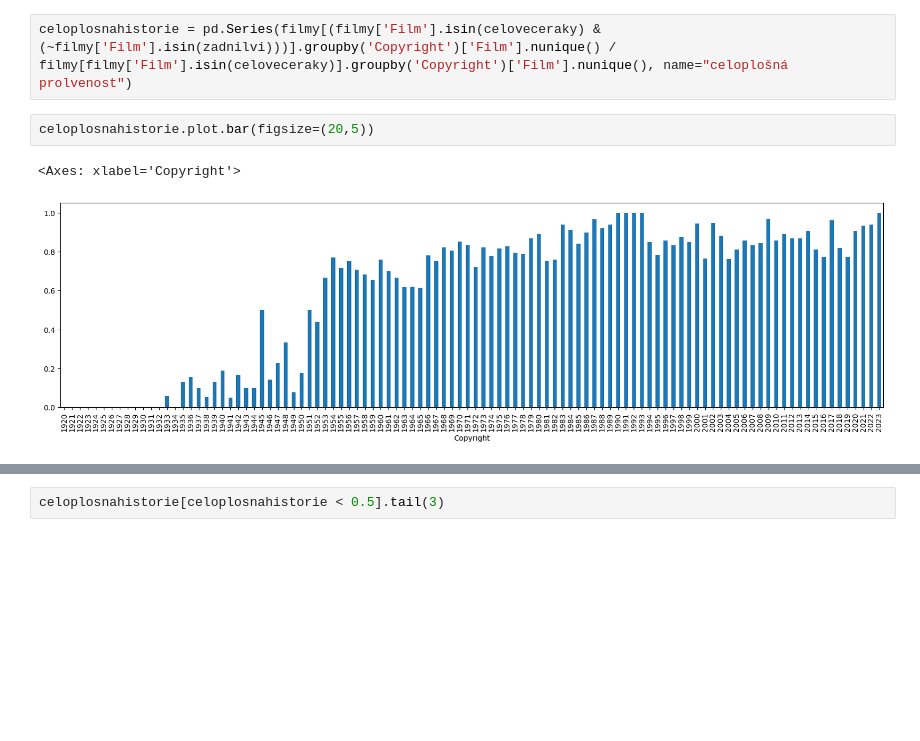
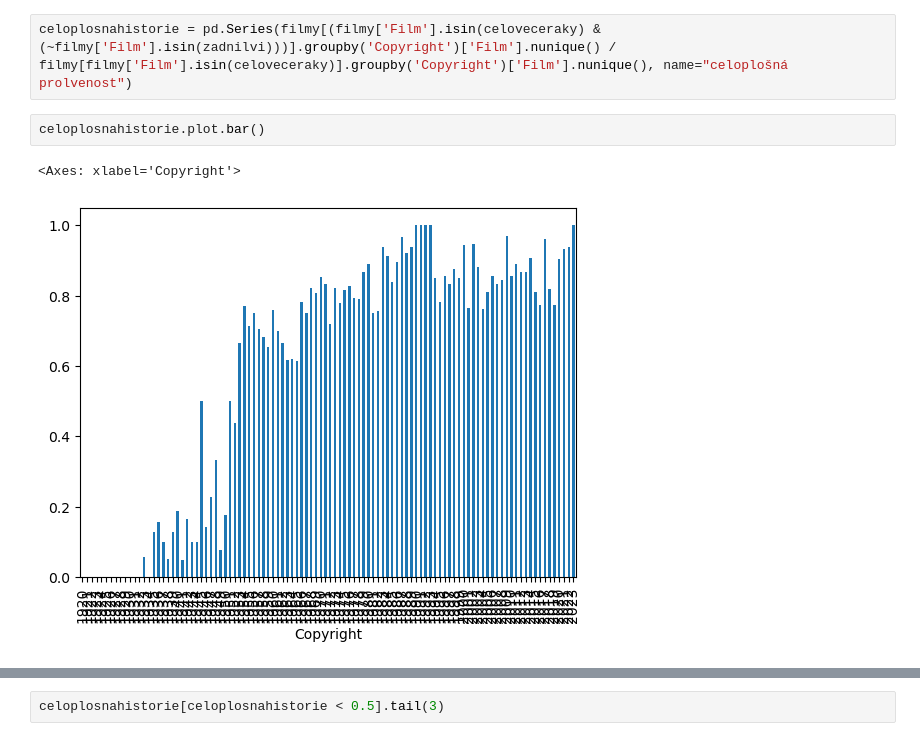
Before and after one commit to DataRozhlas/filmovy-prehled, a Jupyter notebook: 908 třicet let lvů.ipynb, the cells around one changed output, grey strips where cells are left out. Drawn from its saved outputs; the diff is of its cells as text; blank space fills up the shorter version.

```diff
--- a/908 třicet let lvů.ipynb
+++ b/908 třicet let lvů.ipynb
@@ -1296,7 +1296,7 @@ Name: Délka, dtype: object
 # %%
 celoplosnahistorie = pd.Series(filmy[(filmy['Film'].isin(celoveceraky) & (~filmy['Film'].isin(zadnilvi)))].groupby('Copyright')['Film'].nunique() / filmy[filmy['Film'].isin(celoveceraky)].groupby('Copyright')['Film'].nunique(), name="celoplošná prolvenost")
 # %%
-celoplosnahistorie.plot.bar(figsize=(20,5))
+celoplosnahistorie.plot.bar()
 # %% [output]
 <Axes: xlabel='Copyright'>
-[figure, old version]
+[figure, new version]
```
Also changed, not shown: parts of 2 cells of this notebook, 5 other files.
